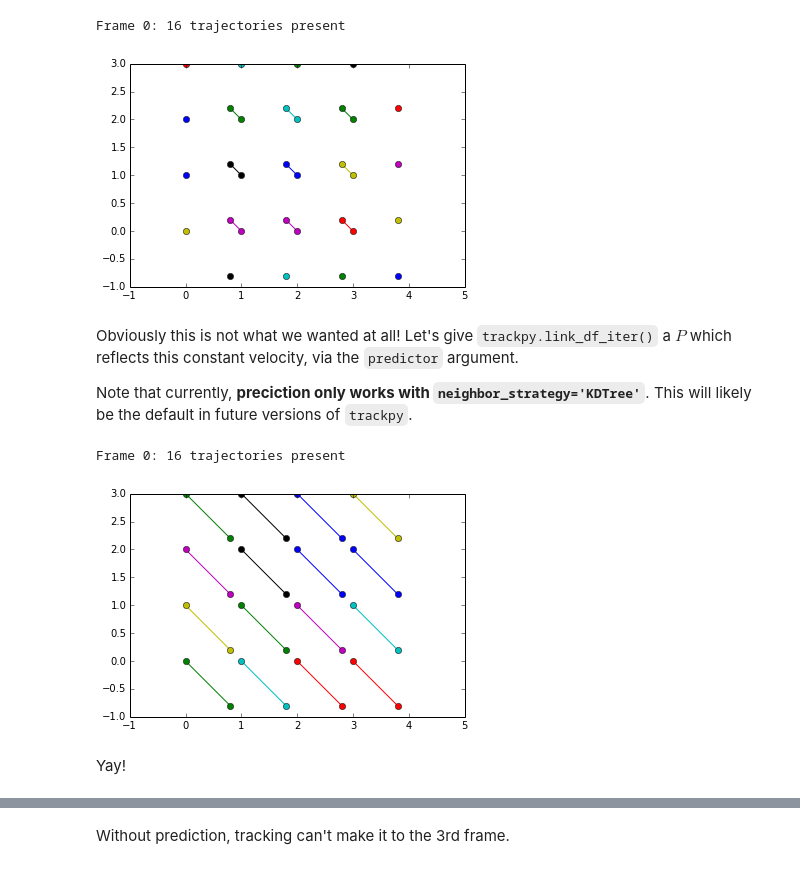
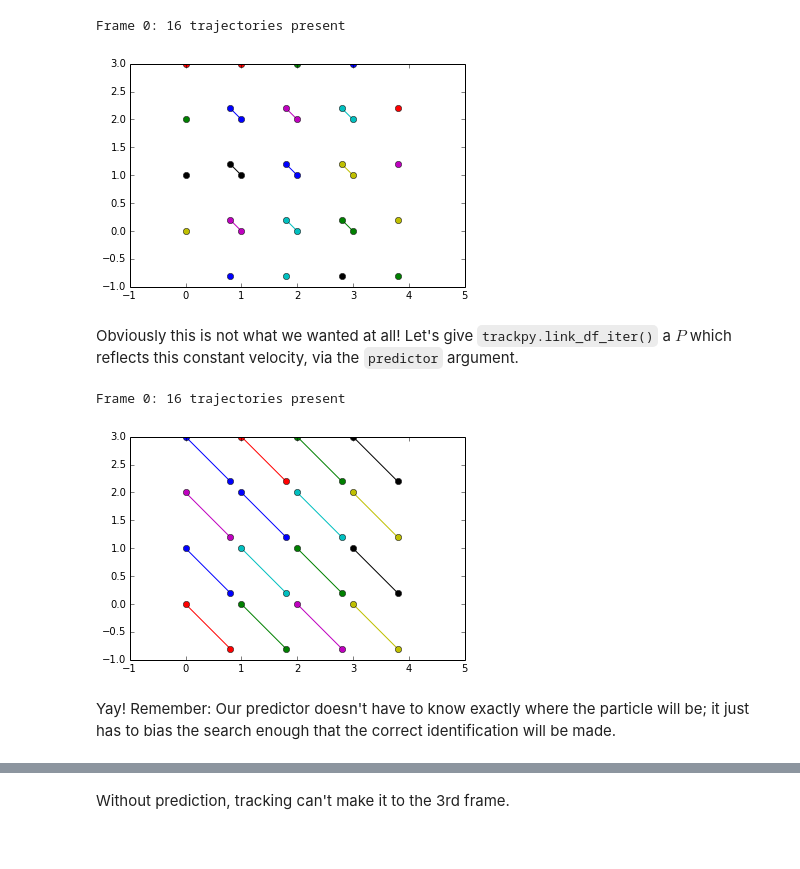
Before and after one commit to soft-matter/trackpy, a Jupyter notebook: examples/prediction.ipynb, the cells around one changed output, grey strips where cells are left out. Cells and saved outputs as stored; diff of their text form; code cells hidden in the pictures.

Commit message:
DOC: Updated prediction notebook to reflect KDTree default.

```diff
--- a/examples/prediction.ipynb
+++ b/examples/prediction.ipynb
@@ -52,7 +52,7 @@ axis('equal'); ylim(ymax=3.5)
 Track and visualize.
 # %%
 import trackpy
-tr = pandas.concat(trackpy.link_df_iter((f0, f1), 0.5, neighbor_strategy='KDTree'))
+tr = pandas.concat(trackpy.link_df_iter((f0, f1), 0.5))
 # %% [output]
 Frame 0: 16 trajectories present
 # %%
@@ -62,23 +62,21 @@ def trshow(tra):
     axis('equal')
 trshow(tr)
 # %% [output]
-[figure, old version]
+[figure, new version]
 # %% [markdown]
 Obviously this is not what we wanted at all! Let's give `trackpy.link_df_iter()` a $P$ which reflects this constant velocity, via the `predictor` argument.
-
-Note that currently, **preciction only works with `neighbor_strategy='KDTree'`**. This will likely be the default in future versions of `trackpy`.
 # %%
 def predict(t1, particle):
     velocity = np.array((1, -1)) # See fakeframe()
     return particle.pos + velocity * (t1 - particle.t)
 
-tr = pandas.concat(trackpy.link_df_iter((f0, f1), 0.5, neighbor_strategy='KDTree', predictor=predict))
+tr = pandas.concat(trackpy.link_df_iter((f0, f1), 0.5, predictor=predict))
 trshow(tr)
 # %% [output]
 Frame 0: 16 trajectories present
-[figure, old version]
+[figure, new version]
-# %% [markdown]
-Yay!
+# %% [markdown]
+Yay! Remember: Our predictor doesn't have to know exactly where the particle will be; it just has to bias the search enough that the correct identification will be made.
 # %% [markdown]
 ## Dynamic predictors
 
```
Also changed, not shown: parts of 7 cells of this notebook.
